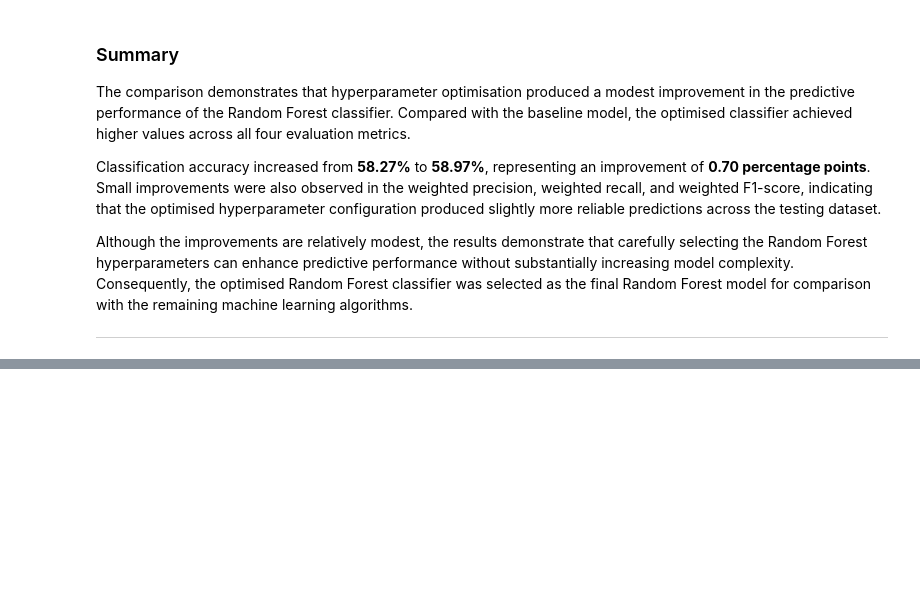
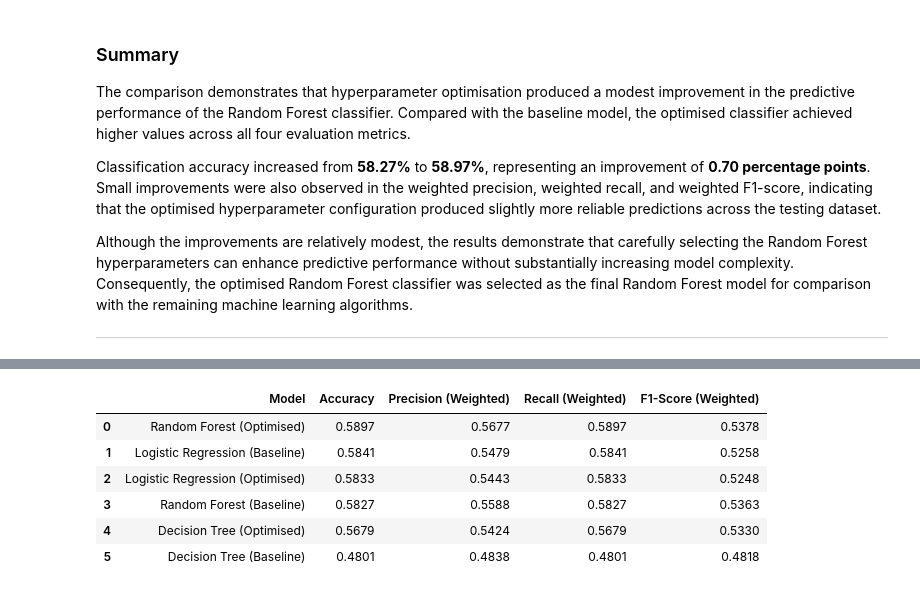
Before and after one commit to ajay-nagpal/Hospital-Readmission-Prediction, a Jupyter notebook: hospital_readmission.ipynb, the cells around one changed output, grey strips where cells are left out. Saved outputs shown, nothing was run; the diff lists cells and outputs as text; code cells hidden in the pictures; blank space fills up the shorter version.

```diff
--- a/hospital_readmission.ipynb
+++ b/hospital_readmission.ipynb
@@ -6426,0 +6422,77 @@ Although the improvements are relatively modest, the results demonstrate that ca
+# %%
+# Compare All Machine
+# Learning Models.
+
+all_model_comparison = pd.DataFrame({
+
+    "Model":[
+        "Logistic Regression (Baseline)",
+        "Logistic Regression (Optimised)",
+        "Decision Tree (Baseline)",
+        "Decision Tree (Optimised)",
+        "Random Forest (Baseline)",
+        "Random Forest (Optimised)"
+    ],
+
+    "Accuracy":[
+        round(baseline_logistic_metrics["Accuracy"], 4),
+        round(optimised_logistic_metrics["Accuracy"], 4),
+        round(baseline_decision_tree_metrics["Accuracy"], 4),
+        round(optimised_decision_tree_metrics["Accuracy"], 4),
+        round(baseline_random_forest_metrics["Accuracy"], 4),
+        round(optimised_random_forest_metrics["Accuracy"], 4)
+    ],
+
+    "Precision (Weighted)":[
+        round(baseline_logistic_metrics["Precision (Weighted)"], 4),
+        round(optimised_logistic_metrics["Precision (Weighted)"], 4),
+        round(baseline_decision_tree_metrics["Precision (Weighted)"], 4),
+        round(optimised_decision_tree_metrics["Precision (Weighted)"], 4),
+        round(baseline_random_forest_metrics["Precision (Weighted)"], 4),
+        round(optimised_random_forest_metrics["Precision (Weighted)"], 4)
+    ],
+
+    "Recall (Weighted)":[
+        round(baseline_logistic_metrics["Recall (Weighted)"], 4),
+        round(optimised_logistic_metrics["Recall (Weighted)"], 4),
+        round(baseline_decision_tree_metrics["Recall (Weighted)"], 4),
+        round(optimised_decision_tree_metrics["Recall (Weighted)"], 4),
+        round(baseline_random_forest_metrics["Recall (Weighted)"], 4),
+        round(optimised_random_forest_metrics["Recall (Weighted)"], 4)
+    ],
+
+    "F1-Score (Weighted)":[
+        round(baseline_logistic_metrics["F1-Score (Weighted)"], 4),
+        round(optimised_logistic_metrics["F1-Score (Weighted)"], 4),
+        round(baseline_decision_tree_metrics["F1-Score (Weighted)"], 4),
+        round(optimised_decision_tree_metrics["F1-Score (Weighted)"], 4),
+        round(baseline_random_forest_metrics["F1-Score (Weighted)"], 4),
+        round(optimised_random_forest_metrics["F1-Score (Weighted)"], 4)
+    ]
+})
+
+# Rank the models according
+# to their classification
+# accuracy.
+all_model_comparison = (
+    all_model_comparison
+    .sort_values(
+        by="Accuracy",
+        ascending=False
+    )
+    .reset_index(
+        drop=True
+    )
+)
+
+display(
+    all_model_comparison
+)
+# %% [output]
+|  | Model | Accuracy | Precision (Weighted) | Recall (Weighted) | F1-Score (Weighted) |
+| 0 | Random Forest (Optimised) | 0.5897 | 0.5677 | 0.5897 | 0.5378 |
+| 1 | Logistic Regression (Baseline) | 0.5841 | 0.5479 | 0.5841 | 0.5258 |
+| 2 | Logistic Regression (Optimised) | 0.5833 | 0.5443 | 0.5833 | 0.5248 |
+| 3 | Random Forest (Baseline) | 0.5827 | 0.5588 | 0.5827 | 0.5363 |
+| 4 | Decision Tree (Optimised) | 0.5679 | 0.5424 | 0.5679 | 0.5330 |
+| 5 | Decision Tree (Baseline) | 0.4801 | 0.4838 | 0.4801 | 0.4818 |
```
Also changed, not shown: parts of 19 cells of this notebook.
